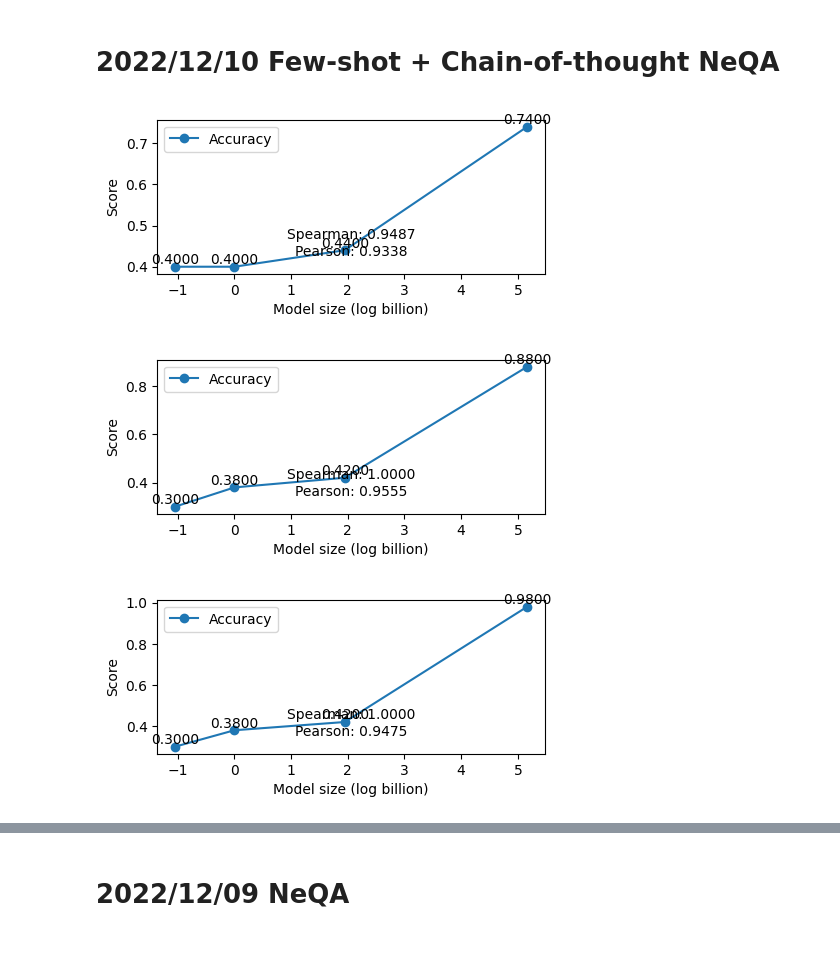
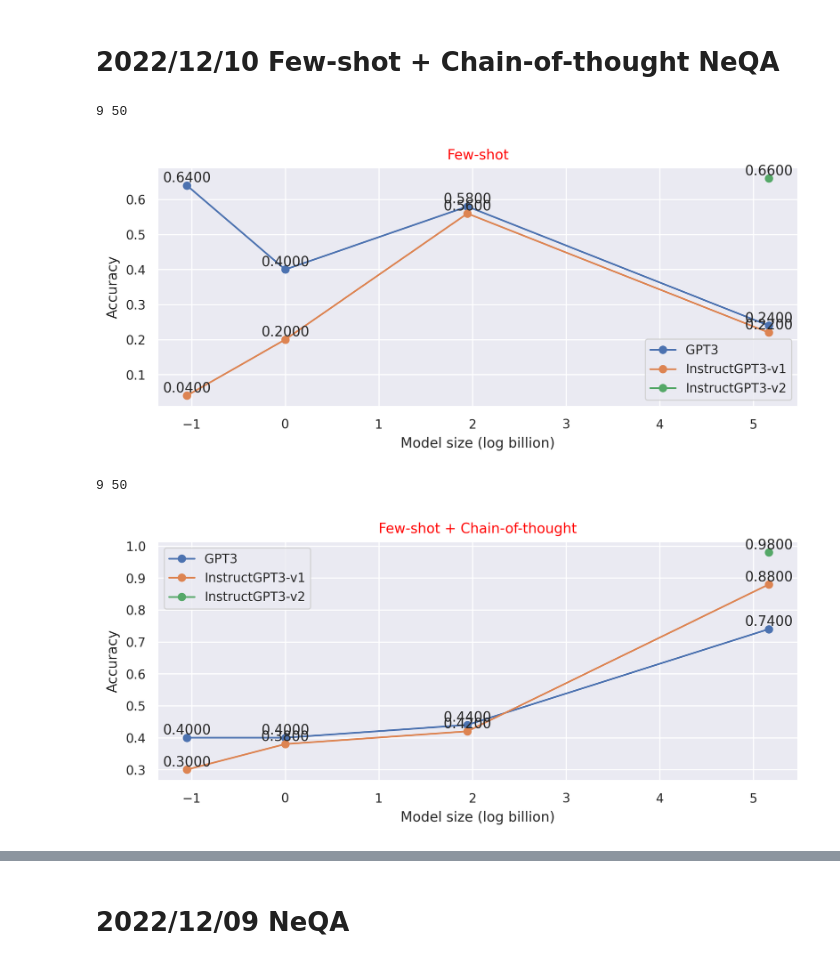
Before and after one commit to yuhui-zh15/InverseScaling, a Jupyter notebook: eval_pipeline/results/analyze_results.ipynb, the cells around one changed output, grey strips where cells are left out. Saved outputs shown, nothing was run; the diff lists cells and outputs as text; code cells hidden in the pictures.

```diff
--- a/eval_pipeline/results/analyze_results.ipynb
+++ b/eval_pipeline/results/analyze_results.ipynb
@@ -86,33 +114,40 @@ def plot_curve(probs, accs):
 # %%
 inputs, results = load_data(
     "../helm/benchmark_output/runs/1210_50instances/",
-    models=["openai_ada", "openai_babbage", "openai_curie", "openai_davinci"],
+    models=["openai_ada", "openai_babbage", "openai_curie", "openai_davinci", "openai_text-ada-001", "openai_text-babbage-001", "openai_text-curie-001", "openai_text-davinci-001", "openai_text-davinci-002"],
     get_inputs=False,
-    folder_filter=lambda x: "cot=true" in x
+    folder_filter=lambda x: "cot=false" in x
 )
-probs, accs = compute_stats(inputs, results)
-plot_curve(probs, accs)
+print(len(results), len(results[0]))
+probs, accs = compute_stats(inputs, results, metric_name="suffix_exact_match")
+model_sizes = [np.log(0.35), np.log(1), np.log(7), np.log(175), np.log(0.35), np.log(1), np.log(7), np.log(175), np.log(175)]
+
+plot_multi_curves(
+    [accs[:4], accs[4:8], accs[8:]],
+    [model_sizes[:4], model_sizes[4:8], model_sizes[8:]],
+    ["GPT3", "InstructGPT3-v1", "InstructGPT3-v2"],
+    "Few-shot"
+)
 
 
 inputs, results = load_data(
     "../helm/benchmark_output/runs/1210_50instances/",
-    models=["openai_text-ada-001", "openai_text-babbage-001", "openai_text-curie-001", "openai_text-davinci-001"],
+    models=["openai_ada", "openai_babbage", "openai_curie", "openai_davinci", "openai_text-ada-001", "openai_text-babbage-001", "openai_text-curie-001", "openai_text-davinci-001", "openai_text-davinci-002"],
     get_inputs=False,
     folder_filter=lambda x: "cot=true" in x
 )
-probs, accs = compute_stats(inputs, results)
-plot_curve(probs, accs)
+print(len(results), len(results[0]))
+probs, accs = compute_stats(inputs, results, metric_name="suffix_exact_match")
+model_sizes = [np.log(0.35), np.log(1), np.log(7), np.log(175), np.log(0.35), np.log(1), np.log(7), np.log(175), np.log(175)]
 
-
-inputs, results = load_data(
-    "../helm/benchmark_output/runs/1210_50instances/",
-    models=["openai_text-ada-001", "openai_text-babbage-001", "openai_text-curie-001", "openai_text-davinci-002"],
-    get_inputs=False,
-    folder_filter=lambda x: "cot=true" in x
+plot_multi_curves(
+    [accs[:4], accs[4:8], accs[8:]],
+    [model_sizes[:4], model_sizes[4:8], model_sizes[8:]],
+    ["GPT3", "InstructGPT3-v1", "InstructGPT3-v2"],
+    "Few-shot + Chain-of-thought"
 )
-probs, accs = compute_stats(inputs, results)
-plot_curve(probs, accs)
 # %% [output]
+9 50
-[figure, old version]
+[figure, new version]
+9 50
-[figure, old version]
+[figure, new version]
-[figure, removed]
```
Also changed, not shown: parts of 5 cells of this notebook.
